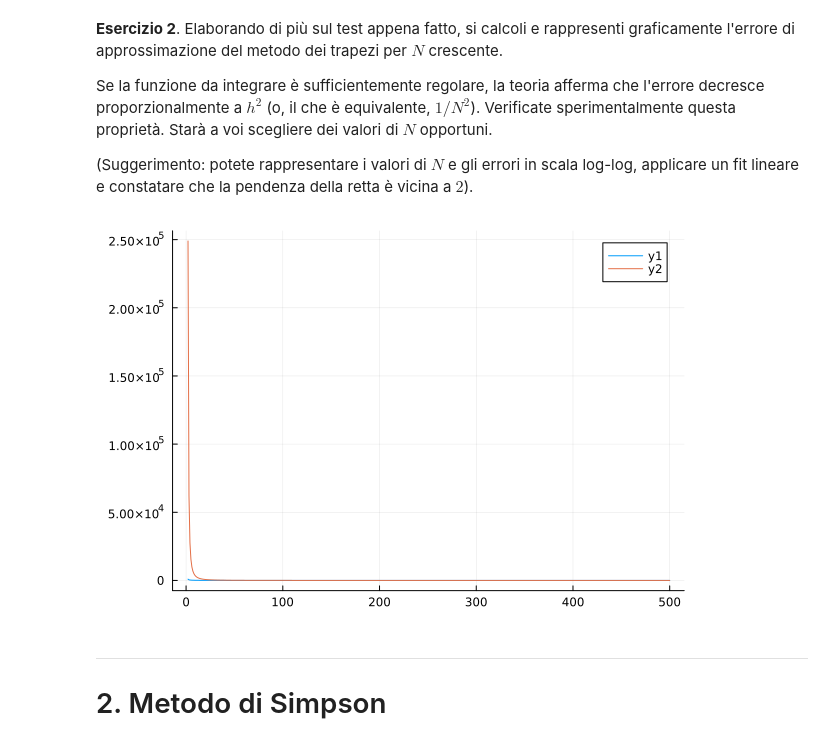
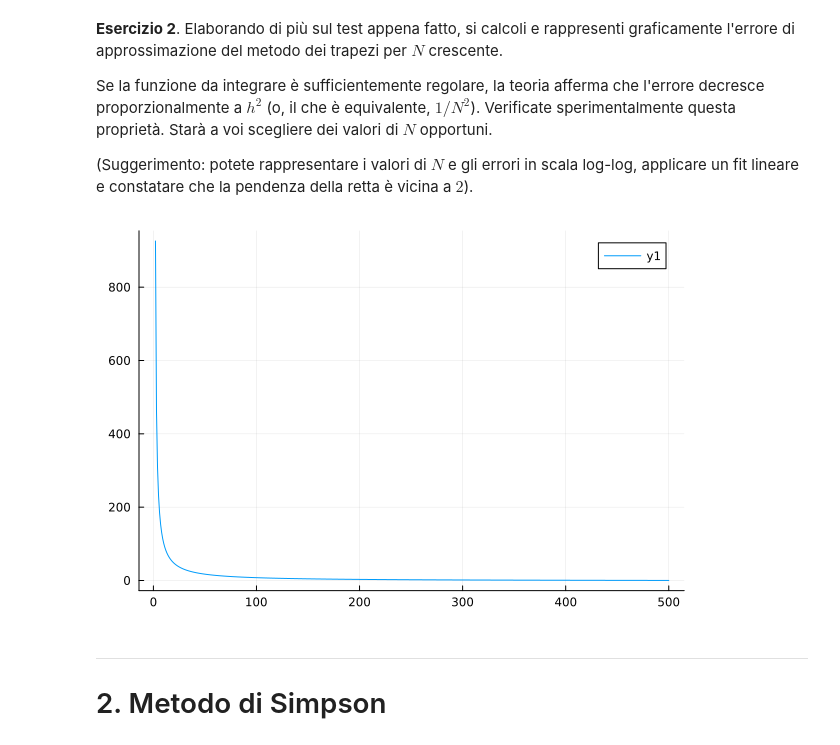
Before and after one commit to eroico378/prova, a Jupyter notebook: 07-integrazione.ipynb, the cells around one changed output. Saved outputs shown, nothing was run; the diff lists cells and outputs as text; code cells hidden in the pictures.

```diff
--- a/07-integrazione.ipynb
+++ b/07-integrazione.ipynb
@@ -113,12 +111,12 @@ Se la funzione da integrare è sufficientemente regolare, la teoria afferma che
 # %%
 ftrap(x)=-exp(1)+1 +trapezi(ef, 0, 1, x)
 
 r=range(0, 1, 500)
-icsq(x)=x^-2
-plot(ftrap.(r), )
-plot!(icsq.(r))
+#icsq(x)=x^-2
+plot(ftrap.(r))
+#plot!(icsq.(r))
 # %% [output]
-[figure, old version]
+[figure, new version]
 # %% [markdown]
 ---
 # 2. Metodo di Simpson
```
Also changed, not shown: parts of 2 cells of this notebook.
